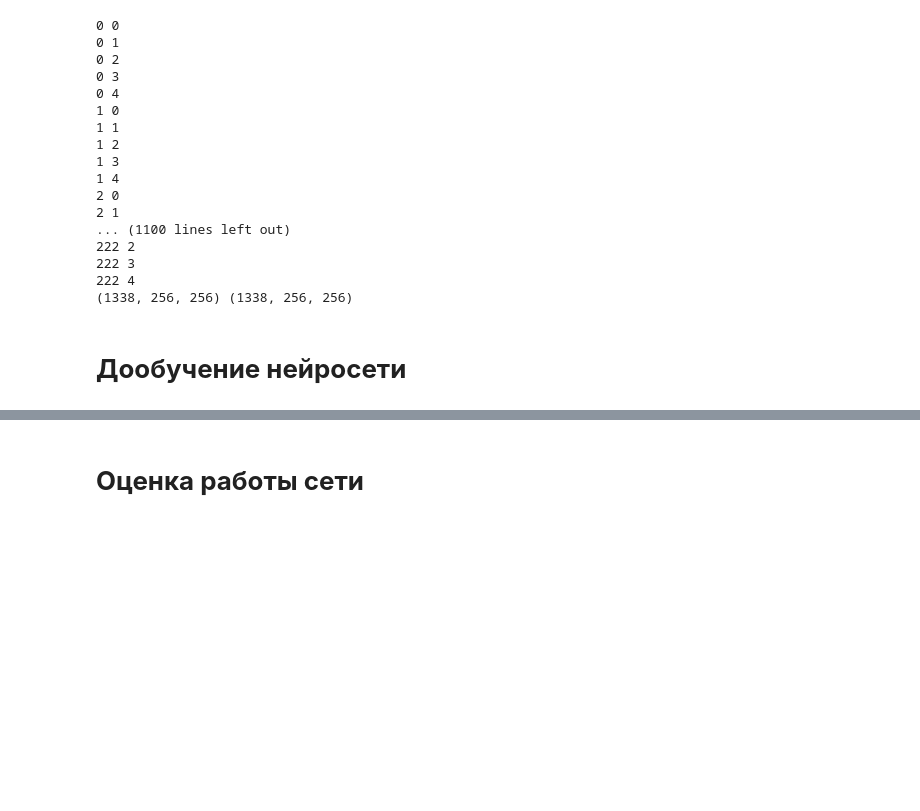
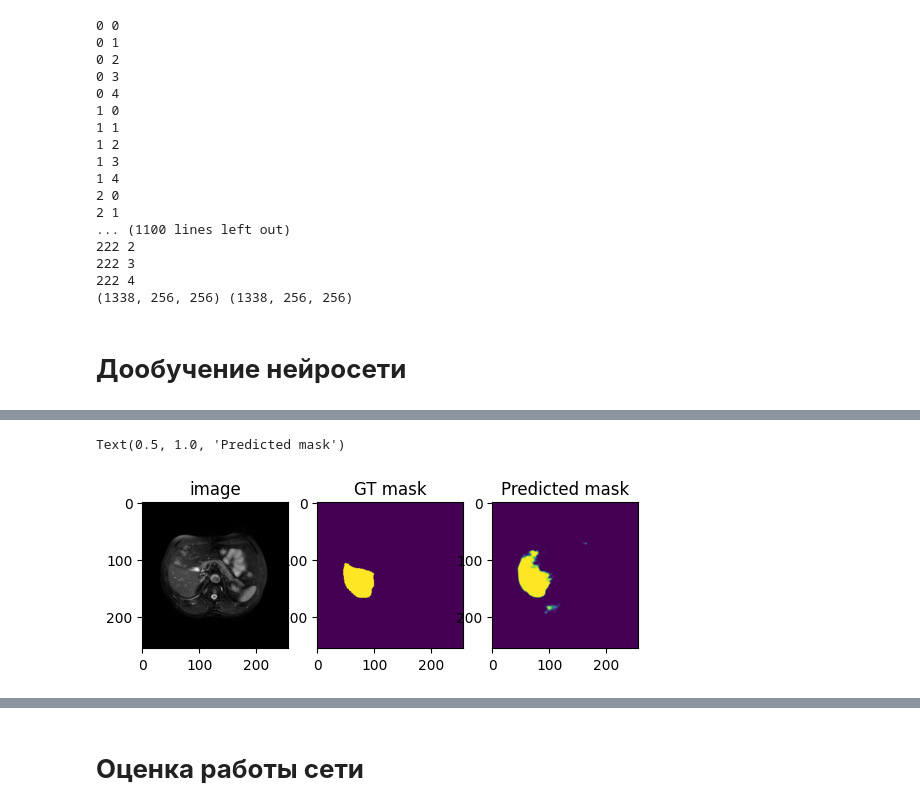
Before and after one commit to spacexerq/ml, a Jupyter notebook: segmentation_project.ipynb, the cells around one changed output, grey strips where cells are left out. Drawn from its saved outputs; the diff is of its cells as text; code cells hidden in the pictures; blank space fills up the shorter version.

```diff
--- a/segmentation_project.ipynb
+++ b/segmentation_project.ipynb
@@ -630,7 +630,7 @@ print(y_train.shape, x_train.shape )
 # %% [markdown]
 # **Дообучение нейросети**
 # %%
-
+model = unet_model(image_shape=(256, 256, 1))
 # # # compile model
 opt = Adam(learning_rate=0.001, beta_1=0.5)
 model.compile(loss='BinaryCrossentropy', optimizer=opt, loss_weights=[0.5], metrics=[dice_soft_coef])
@@ -639,0 +658,16 @@ with tf.device('/GPU:0'):
+# %%
+i = 3
+predicted_msk = model.predict(np.expand_dims(x_test[i, :, :], axis=0))
+
+
+plt.figure()
+plt.subplot(1, 3, 1)
+plt.imshow(x_test[i, :, :], cmap='gray')
+plt.title('image')
+plt.subplot(1, 3, 2)
+plt.imshow(y_test[i, :, :])
+plt.title('GT mask')
+plt.subplot(1, 3, 3)
+plt.imshow(np.squeeze(predicted_msk))
+plt.title('Predicted mask')
+# %% [output]
@@ -640,3 +675,5 @@ with tf.device('/GPU:0'):
+Text(0.5, 1.0, 'Predicted mask')
+[figure, added]
 # %%
 # # save the trained model
 saved_model_name = 'model_2.h5'
```
Also changed, not shown: parts of 6 cells of this notebook.
